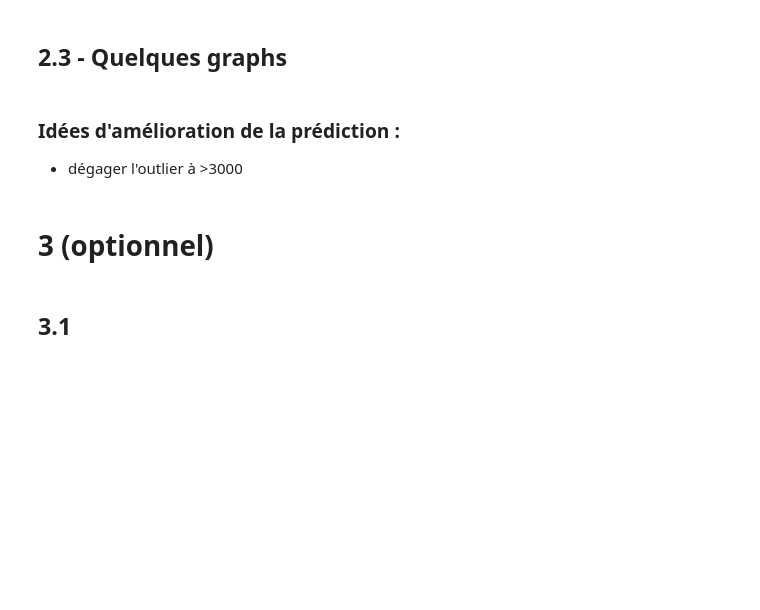
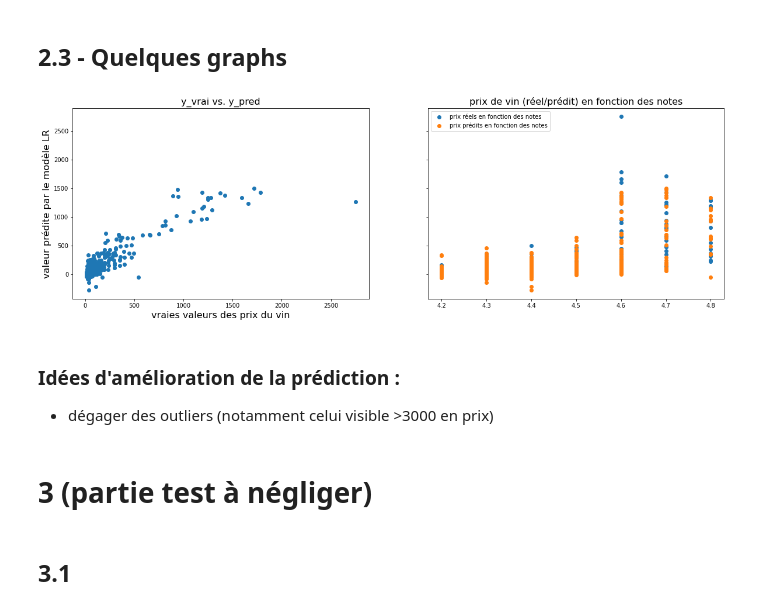
Before and after one commit to superhughhh/brief-My-first-Linear-Regression, a Jupyter notebook: spanish_wine_hadi_test.ipynb, the cells around one changed output. Cells and saved outputs as stored; diff of their text form; code cells hidden in the pictures; blank space fills up the shorter version.

```diff
--- a/spanish_wine_hadi_test.ipynb
+++ b/spanish_wine_hadi_test.ipynb
@@ -249,0 +248,9 @@ def calculate_r2(y_mes, y):
+# %%
+def make_mix_pipeline(scaler=MinMaxScaler(), model=LinearRegression()):
+    num_transformer = Pipeline([(f'scaler:{scaler}', scaler)])
+    cat_transformer = OneHotEncoder(handle_unknown='ignore')
+    numerical_features = make_column_selector(dtype_include = np.number)
+    cat_features = make_column_selector(dtype_exclude = np.number)
+    preprocessing_transformer = ColumnTransformer([('num columns',num_transformer, numerical_features),('cat columns',cat_transformer, cat_features)])
+    pipeline_workflow = Pipeline([('preprocessing_tranformer', preprocessing_transformer),(f'{model}', model)])
+    return pipeline_workflow
@@ -319,0 +278,9 @@ R2 = -2.1579550698885966e+22
+# %%
+
+first_pred = make_mix_pipeline() #minmax, reglin
+first_pred.fit(X_train, y_train)
+first_score = first_pred.score(X_test, y_test)
+first_cv = cross_val_score(first_pred, X_train, y_train, cv=5, scoring='r2')
+print(f"score de prédiction sur le jeu de test :{first_score}")
+print(f"scores de cross-validation : {first_cv}")
+print(f"moyenne des scores de cv: {first_cv.mean()}")
@@ -323,4 +308,0 @@ X = df.drop(columns=['price'])   # La matrice X (variables explicatives) corresp
-# %%
-# La fonction train_test_split() permet de créer X_train, X_test, y_train et y_test automatiquement
-
-X_train, X_test, y_train, y_test = train_test_split(X, y, test_size=0.3)
@@ -380,25 +338,27 @@ X_test.columns
 # %% [markdown]
 ## 2.3 - Quelques graphs
 # %%
-y_pred = pipeline_workflow.predict(X_test)
+y_pred = first_pred.predict(X_test)
 
 fig, (ax1,ax2) = plt.subplots(1,2,figsize=(20,6),sharey=True)
 ax1.scatter(y_test,y_pred)
 ax1.set_xlabel('vraies valeurs des prix du vin', fontsize=16)
 ax1.set_ylabel('valeur prédite par le modèle LR', fontsize=16)
 ax1.set_title("y_vrai vs. y_pred", fontsize=16)
 
 ax2.scatter(X_test['rating'],y_test,label='prix réels en fonction des notes')
 ax2.scatter(X_test['rating'],y_pred, label='prix prédits en fonction des notes')
 ax2.set_title("prix de vin (réel/prédit) en fonction des notes", fontsize=16)
 plt.legend(loc='upper left',fontsize=10)
 plt.show()
+# %% [output]
+[figure, added]
 # %% [markdown]
 ### Idées d'amélioration de la prédiction :
 
-- dégager l'outlier à >3000
+- dégager des outliers (notamment celui visible >3000 en prix)
-# %% [markdown]
-# 3 (optionnel)
+# %% [markdown]
+# 3 (partie test à négliger)
 # %% [markdown]
 ## 3.1
 # %% [markdown]
```
Also changed, not shown: parts of 32 cells of this notebook.
